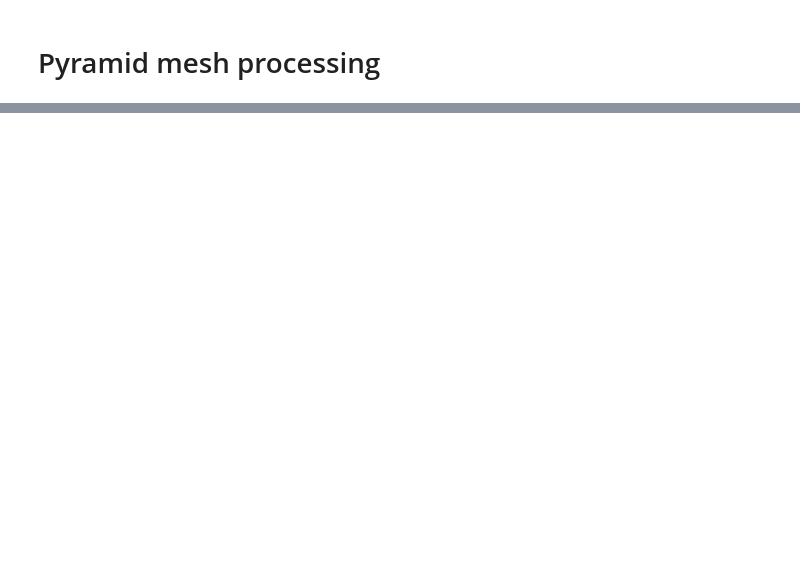
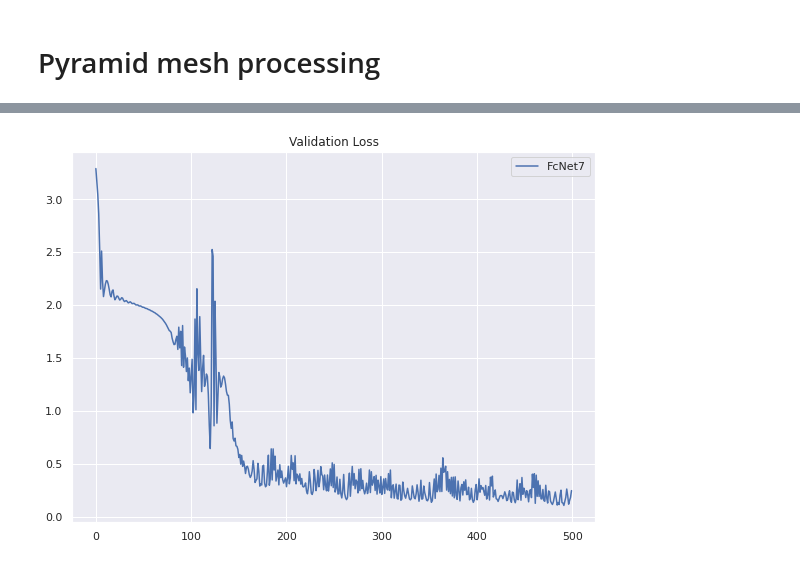
Before and after one commit to sashatr/sdf_playground, a Jupyter notebook: sdf_for_3d.ipynb, the cells around one changed output, grey strips where cells are left out. Cells and saved outputs as stored; diff of their text form; code cells hidden in the pictures; blank space fills up the shorter version.

```diff
--- a/sdf_for_3d.ipynb
+++ b/sdf_for_3d.ipynb
@@ -202,0 +53,2 @@ for epoch in range(num_epochs):
+# %%
+sdf_data = np.array([-1*p for p in mesh_pyramid.nearest.signed_distance(points_train)])
@@ -202,0 +114,3 @@ for epoch in range(num_epochs):
+# %%
+train_ds = TensorDataset(torch.Tensor(points_train), torch.Tensor(sdf_data))
+train_dl = DataLoader(train_ds, shuffle=True, batch_size=len(train_ds))
@@ -202,0 +119,25 @@ for epoch in range(num_epochs):
+# %%
+class Net7(nn.Module):
+
+    def __init__(self):
+        super(Net7, self).__init__()
+        self.fc1 = nn.Linear(3, 200)
+        self.fc2 = nn.Linear(200, 200)
+        self.fc3 = nn.Linear(200, 200)
+        self.fc4 = nn.Linear(200, 200)
+        self.fc5 = nn.Linear(200, 200)
+        self.fc6 = nn.Linear(200, 200)
+        self.fc7 = nn.Linear(200, 1)
+
+    def forward(self, x):
+        x = F.relu(self.fc1(x))
+        x = F.relu(self.fc2(x))
+        x = F.relu(self.fc3(x))
+        x = F.relu(self.fc4(x))
+        x = F.relu(self.fc5(x))
+        x = F.relu(self.fc6(x))
+        x = self.fc7(x)
+        return x
+
+net7 = Net7()
+net7
@@ -202,0 +154,2 @@ for epoch in range(num_epochs):
+# %%
+losses['FcNet7']  = train(net7, train_dl, 500, 100, False, True)
@@ -202,0 +162,4 @@ for epoch in range(num_epochs):
+# %%
+loss_graph(losses, ['FcNet7'])
+# %% [output]
+[figure, added]
```
Also changed, not shown: parts of 47 cells of this notebook, 7 other files.
